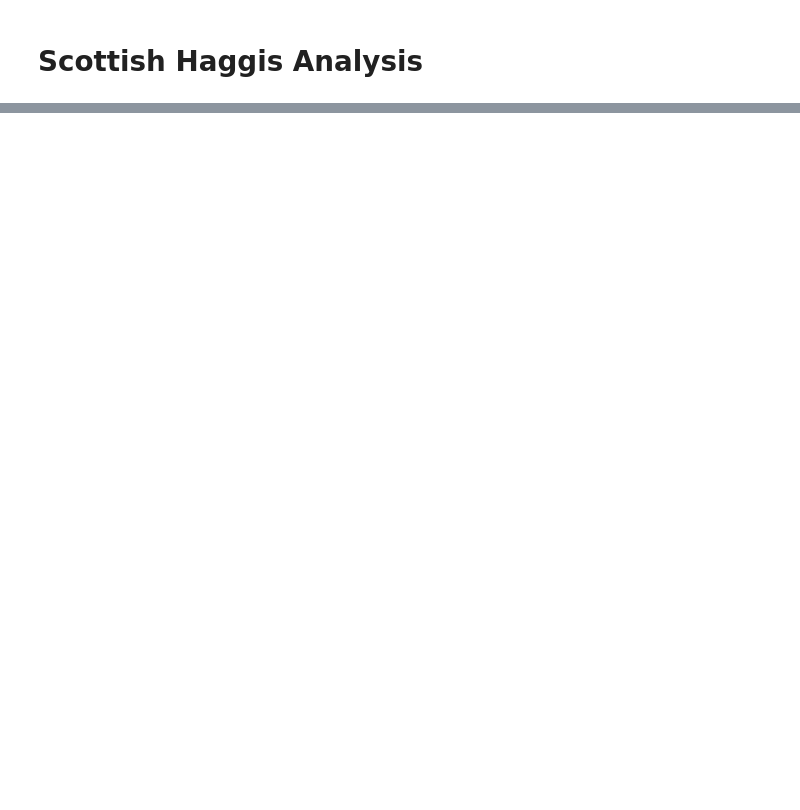
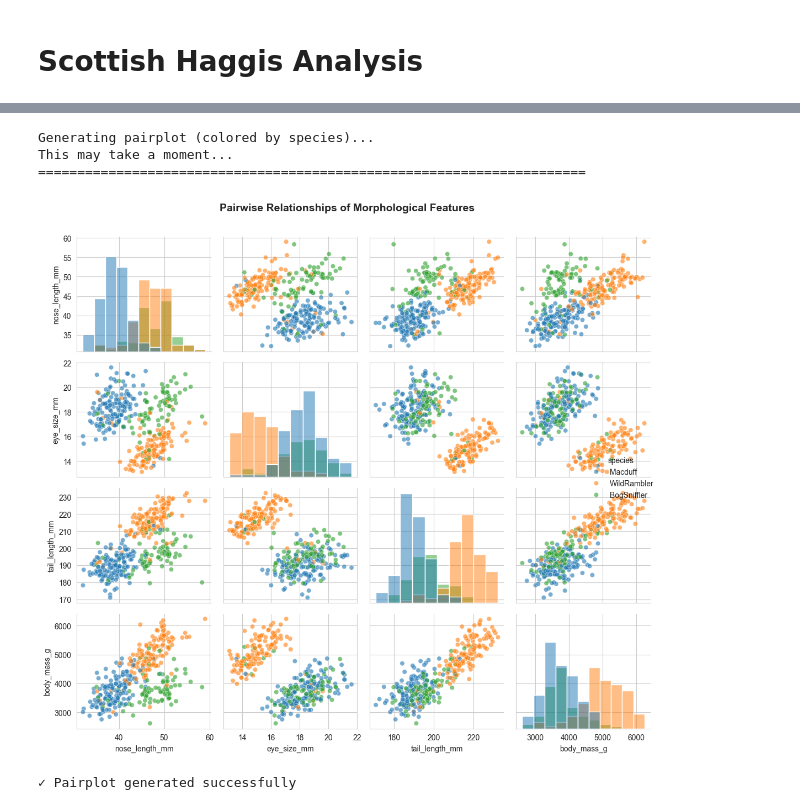
Before and after one commit to naykakashima/haggis-ml-analysis, a Jupyter notebook: scottish-haggis-analysis.ipynb, the cells around one changed output, grey strips where cells are left out. Drawn from its saved outputs; the diff is of its cells as text; code cells hidden in the pictures; blank space fills up the shorter version.

```diff
--- a/scottish-haggis-analysis.ipynb
+++ b/scottish-haggis-analysis.ipynb
@@ -342,0 +211,14 @@ Throughout this notebook, each decision—from choosing a value for k to selecti
+# %%
+# Identify feature types
+numeric_features = ['nose_length_mm', 'eye_size_mm', 'tail_length_mm', 'body_mass_g']
+categorical_features = ['species', 'island', 'sex', 'year']
+
+print("Feature Classification:")
+print("="*70)
+print(f"\nNumerical Features ({len(numeric_features)}):")
+for feat in numeric_features:
+    print(f"  • {feat}")
+
+print(f"\nCategorical Features ({len(categorical_features)}):")
+for feat in categorical_features:
+    print(f"  • {feat}")
@@ -342,0 +772,26 @@ Throughout this notebook, each decision—from choosing a value for k to selecti
+# %%
+# Pairplot to visualize relationships between features
+print("\nGenerating pairplot (colored by species)...")
+print("This may take a moment...")
+print("="*70)
+
+pairplot = sns.pairplot(haggis_clean,
+                        hue='species',
+                        vars=numeric_features,
+                        diag_kind='hist',
+                        plot_kws={'alpha': 0.6},
+                        height=2.5)
+
+pairplot.fig.suptitle('Pairwise Relationships of Morphological Features',
+                      y=1.01, fontsize=14, fontweight='bold')
+
+plt.tight_layout()
+plt.show()
+
+print("\n✓ Pairplot generated successfully")
+# %% [output]
+Generating pairplot (colored by species)...
+This may take a moment...
+======================================================================
+[figure, added]
+✓ Pairplot generated successfully
```
Also changed, not shown: parts of 36 cells of this notebook.
